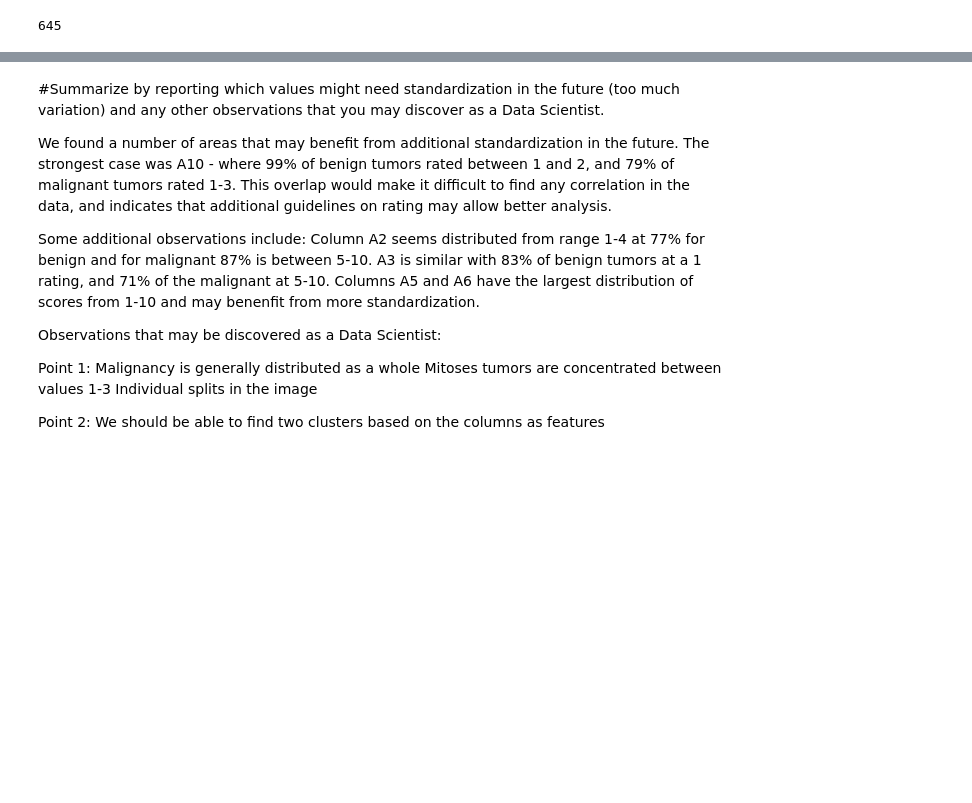
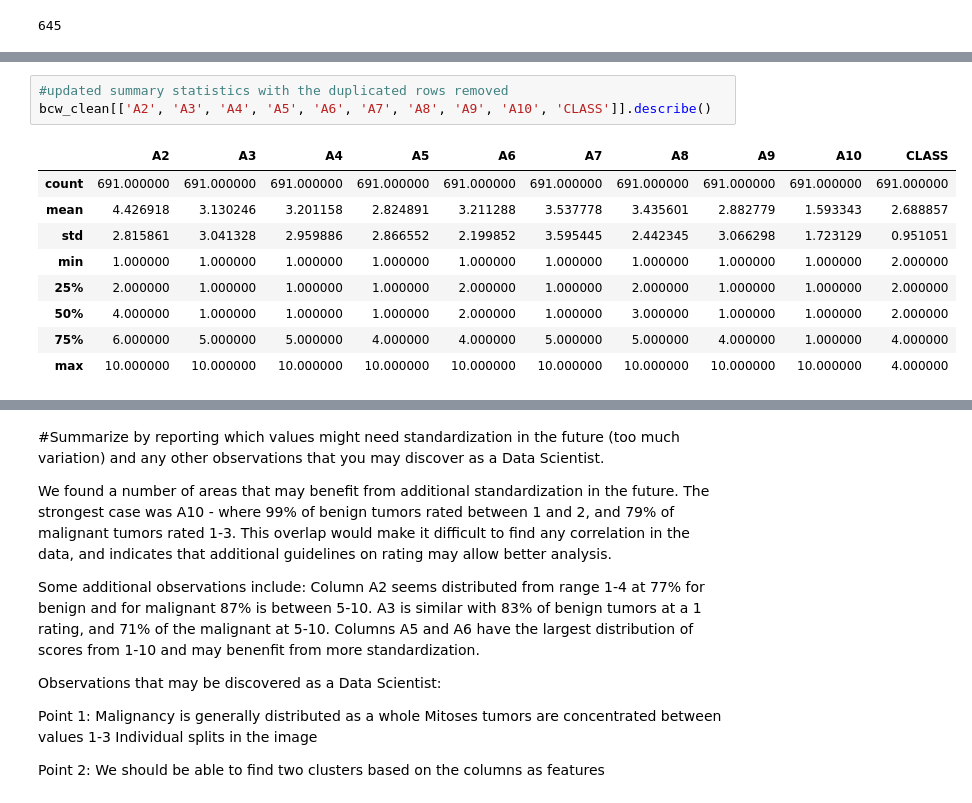
Before and after one commit to harshallpandit/INFO-I590-Python, a Jupyter notebook: code/Final_Part_II with corr().ipynb, the cells around one changed output, grey strips where cells are left out. Cells and saved outputs as stored; diff of their text form; blank space fills up the shorter version.

```diff
--- a/code/Final_Part_II with corr().ipynb
+++ b/code/Final_Part_II with corr().ipynb
@@ -101,3 +148,16 @@ Index(['Scn', 'A2', 'A3', 'A4', 'A5', 'A6', 'A7', 'A8', 'A9', 'A10', 'CLASS'], d
+# %%
+#updated summary statistics with the duplicated rows removed
+bcw_clean[['A2', 'A3', 'A4', 'A5', 'A6', 'A7', 'A8', 'A9', 'A10', 'CLASS']].describe()
+# %% [output]
+|  | A2 | A3 | A4 | A5 | A6 | A7 | A8 | A9 | A10 | CLASS |
+| count | 691.000000 | 691.000000 | 691.000000 | 691.000000 | 691.000000 | 691.000000 | 691.000000 | 691.000000 | 691.000000 | 691.000000 |
+| mean | 4.426918 | 3.130246 | 3.201158 | 2.824891 | 3.211288 | 3.537778 | 3.435601 | 2.882779 | 1.593343 | 2.688857 |
+| std | 2.815861 | 3.041328 | 2.959886 | 2.866552 | 2.199852 | 3.595445 | 2.442345 | 3.066298 | 1.723129 | 0.951051 |
+| min | 1.000000 | 1.000000 | 1.000000 | 1.000000 | 1.000000 | 1.000000 | 1.000000 | 1.000000 | 1.000000 | 2.000000 |
+| 25% | 2.000000 | 1.000000 | 1.000000 | 1.000000 | 2.000000 | 1.000000 | 2.000000 | 1.000000 | 1.000000 | 2.000000 |
+| 50% | 4.000000 | 1.000000 | 1.000000 | 1.000000 | 2.000000 | 1.000000 | 3.000000 | 1.000000 | 1.000000 | 2.000000 |
+| 75% | 6.000000 | 5.000000 | 5.000000 | 4.000000 | 4.000000 | 5.000000 | 5.000000 | 4.000000 | 1.000000 | 4.000000 |
+| max | 10.000000 | 10.000000 | 10.000000 | 10.000000 | 10.000000 | 10.000000 | 10.000000 | 10.000000 | 10.000000 | 4.000000 |
 # %%
 #Draw histograms for columns A2-A10
 bcw_subset = bcw_clean[['A2', 'A3', 'A4', 'A5', 'A6', 'A7', 'A8', 'A9', 'A10']]
```
Also changed, not shown: parts of 19 cells of this notebook.
